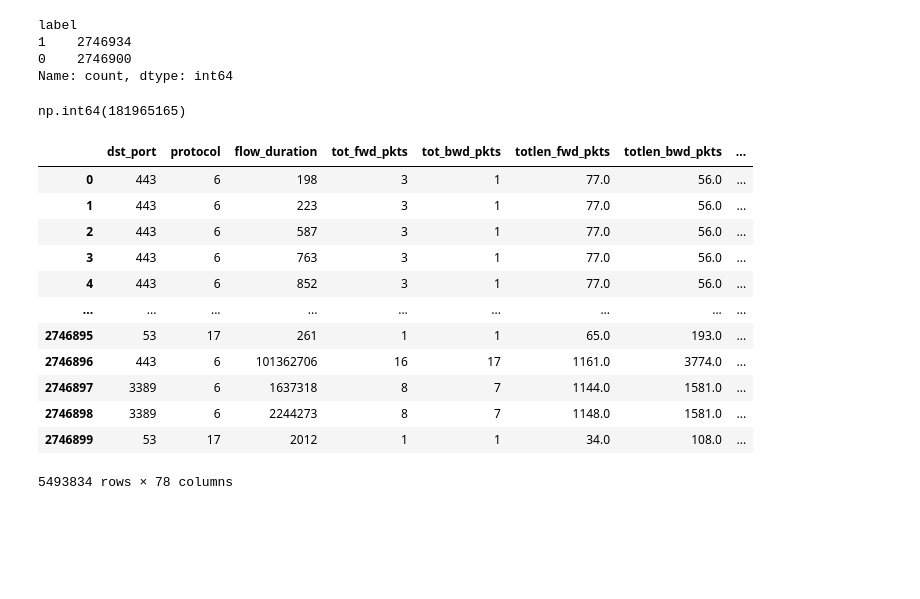
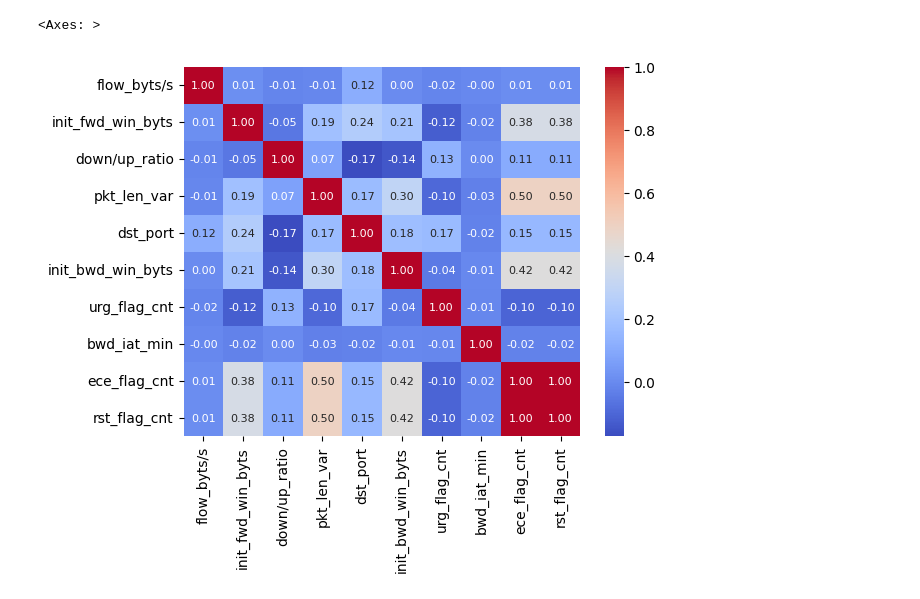
Before and after one commit to mikaelmota13/sentinelAI, a Jupyter notebook: main.ipynb, the cells around one changed output. Cells and saved outputs as stored; diff of their text form; code cells hidden in the pictures; blank space fills up the shorter version.

```diff
--- a/main.ipynb
+++ b/main.ipynb
@@ -4,3 +16,3 @@ import numpy as np
 # %%
-df_attacks = pd.read_csv('CICIDSFULLOnlyAttacks.csv')
+df_attack = pd.read_csv('CICIDSFULLOnlyAttacks.csv')
 df_normal = pd.read_csv('CICIDSFULLOnlyNormal.csv')
@@ -9 +19,14 @@ ModuleNotFoundError: No module named 'google.colab'
+# %%
+dataframe = {
+    'Benign': 0, 'DDOS attack-HOIC': 1, 'DDoS attacks-LOIC-HTTP': 1,
+    'DoS attacks-Hulk': 1, 'Bot': 1, 'FTP-BruteForce': 1,
+    'SSH-Bruteforce': 1, 'Infilteration': 1,
+    'DoS attacks-SlowHTTPTest': 1, 'DoS attacks-GoldenEye': 1,
+    'DoS attacks-Slowloris': 1, 'DDOS attack-LOIC-UDP': 1,
+    'Brute Force -Web': 1, 'Brute Force -XSS': 1, 'SQL Injection': 1
+}
+
+df_attack.replace(dataframe, inplace=True)
+df_normal.replace(dataframe, inplace=True)
+df_x = pd.concat([df_attack, df_normal])
 # %%
@@ -10,0 +115,9 @@ df = pd.concat([df_attacks, df_normal])
+# %%
+instancia_df_normal = df_normal
+instancia_df_attack = df_attack
+df_instancia = pd.concat([instancia_df_normal, instancia_df_attack])
+
+
+df_eda = df_instancia[['flow_byts/s', 'init_fwd_win_byts', 'down/up_ratio', 'pkt_len_var', 'dst_port',
+             'init_bwd_win_byts', 'urg_flag_cnt', 'bwd_iat_min',
+             'ece_flag_cnt', 'rst_flag_cnt', 'label']]
@@ -11,20 +136,19 @@ df = pd.concat([df_attacks, df_normal])
 # %%
-df.replace({'Benign': 0, 'DDOS attack-HOIC': 1, 'DDoS attacks-LOIC-HTTP': 1,
-            'DoS attacks-Hulk': 1, 'Bot': 1, 'FTP-BruteForce': 1,
-            'SSH-Bruteforce': 1, 'Infilteration': 1,
-            'DoS attacks-SlowHTTPTest': 1, 'DoS attacks-GoldenEye': 1, 'DoS attacks-Slowloris': 1,
-            'DDOS attack-LOIC-UDP': 1, 'Brute Force -Web': 1, 'Brute Force -XSS': 1, 'SQL Injection': 1}, inplace=True)
+dataframe = {
+    'Benign': 0, 'DDOS attack-HOIC': 1, 'DDoS attacks-LOIC-HTTP': 1,
+    'DoS attacks-Hulk': 1, 'Bot': 1, 'FTP-BruteForce': 1,
+    'SSH-Bruteforce': 1, 'Infilteration': 1,
+    'DoS attacks-SlowHTTPTest': 1, 'DoS attacks-GoldenEye': 1, 'DoS attacks-Slowloris': 1,
+    'DDOS attack-LOIC-UDP': 1, 'Brute Force -Web': 1, 'Brute Force -XSS': 1, 'SQL Injection': 1
+}
+df_eda1 = df_eda.copy()
+df_eda1.replace(dataframe, inplace=True)
+x = df_eda1.drop('label', axis=1)
+r = x.corr(method='pearson')
+sns.heatmap(r, annot=True, cmap='coolwarm',
+            fmt=".2f", annot_kws={"size": 8,
+                                  "ha": 'center',
+                                  "va": 'center'})
+# %% [output]
+<Axes: >
+[figure, added]
-# %%
-x = df.drop('label', axis=1)
-y = df['label']
-y.value_counts()
-# %% [output]
-label
-1    2746934
-0    2746900
-Name: count, dtype: int64
-# %%
-count = np.sum(np.isclose(x.values, 0))
-count
-# %% [output]
-np.int64(181965165)
@@ -35,16 +154,0 @@ for column in x.columns:
-# %%
-x
-# %% [output]
-|  | dst_port | protocol | flow_duration | tot_fwd_pkts | tot_bwd_pkts | totlen_fwd_pkts | totlen_bwd_pkts | ... |
-| 0 | 443 | 6 | 198 | 3 | 1 | 77.0 | 56.0 | ... |
-| 1 | 443 | 6 | 223 | 3 | 1 | 77.0 | 56.0 | ... |
-| 2 | 443 | 6 | 587 | 3 | 1 | 77.0 | 56.0 | ... |
-| 3 | 443 | 6 | 763 | 3 | 1 | 77.0 | 56.0 | ... |
-| 4 | 443 | 6 | 852 | 3 | 1 | 77.0 | 56.0 | ... |
-| ... | ... | ... | ... | ... | ... | ... | ... | ... |
-| 2746895 | 53 | 17 | 261 | 1 | 1 | 65.0 | 193.0 | ... |
-| 2746896 | 443 | 6 | 101362706 | 16 | 17 | 1161.0 | 3774.0 | ... |
-| 2746897 | 3389 | 6 | 1637318 | 8 | 7 | 1144.0 | 1581.0 | ... |
-| 2746898 | 3389 | 6 | 2244273 | 8 | 7 | 1148.0 | 1581.0 | ... |
-| 2746899 | 53 | 17 | 2012 | 1 | 1 | 34.0 | 108.0 | ... |
-5493834 rows × 78 columns
```
Also changed, not shown: parts of 33 cells of this notebook, 2 other files.
